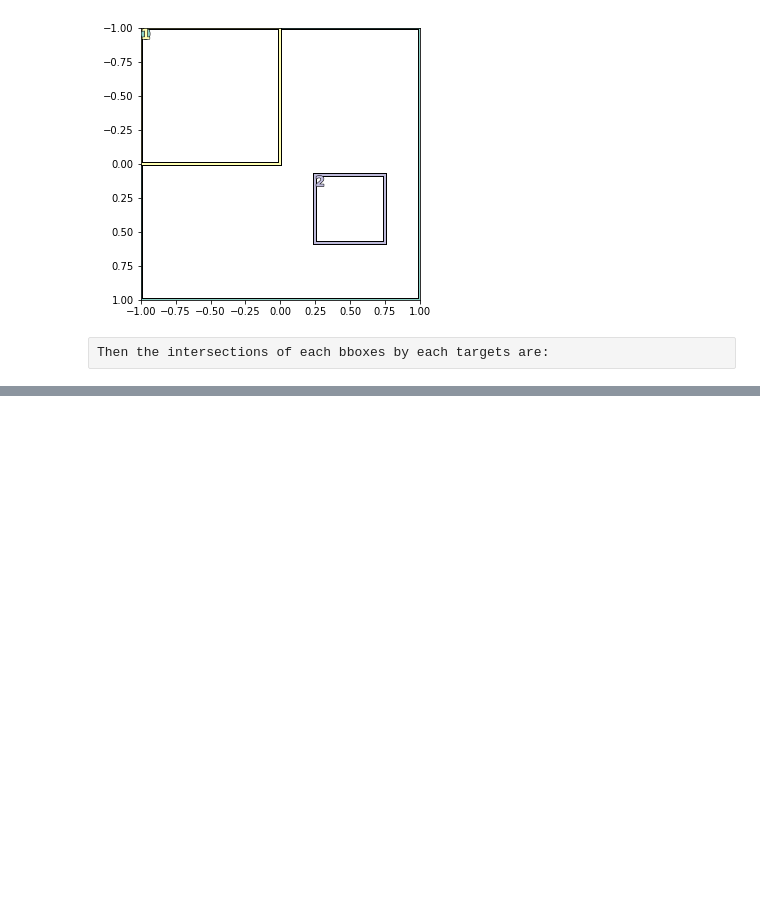
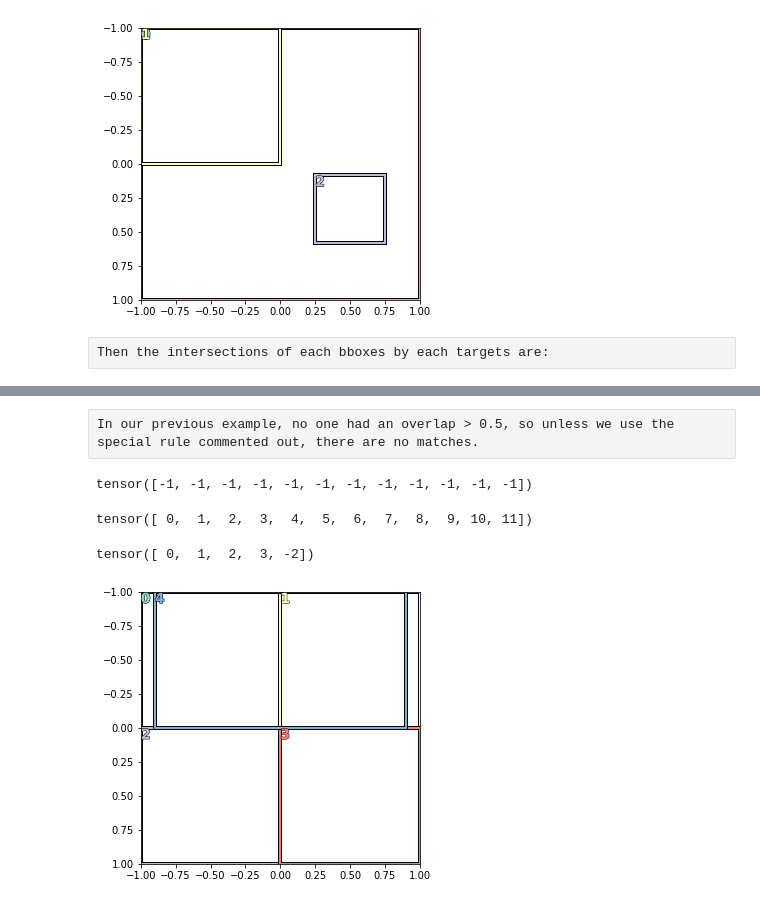
Before and after one commit to arielbenitah/detector, a Jupyter notebook: detector-encoding.ipynb, the cells around one changed output, grey strips where cells are left out. Cells and saved outputs as stored; diff of their text form; code cells hidden in the pictures; blank space fills up the shorter version.

Commit message:
bbox encoding

```diff
--- a/detector-encoding.ipynb
+++ b/detector-encoding.ipynb
@@ -286,0 +340,27 @@ tensor([[0.3333, 0.3333, 0.0000],
+# %% [raw]
+In our previous example, no one had an overlap > 0.5, so unless we use the special rule commented out, there are no matches.
+# %%
+match_anchors(anchors, targets)
+# %% [output]
+tensor([-1, -1, -1, -1, -1, -1, -1, -1, -1, -1, -1, -1])
+# %%
+size=(3,4)
+anchors = create_grid(size)
+anchors = torch.cat([anchors, torch.tensor([2/size[0],2/size[1]]).expand_as(anchors)], 1)
+activations = 0.8 * torch.randn(size[0]*size[1], 4)
+bboxes = activ_to_bbox(activations, anchors)
+match_anchors(anchors,bboxes)
+# %% [output]
+tensor([ 0,  1,  2,  3,  4,  5,  6,  7,  8,  9, 10, 11])
+# %%
+anchors = create_grid((2,2))
+anchors = torch.cat([anchors, torch.tensor([1.,1.]).expand_as(anchors)], 1)
+targets = anchors.clone()
+anchors = torch.cat([anchors, torch.tensor([[-0.5,0.,1.,1.8]])], 0)
+match_anchors(anchors,targets)
+# %% [output]
+tensor([ 0,  1,  2,  3, -2])
+# %%
+show_boxes(anchors)
+# %% [output]
+[figure, added]
```
Also changed, not shown: parts of 18 cells of this notebook.
